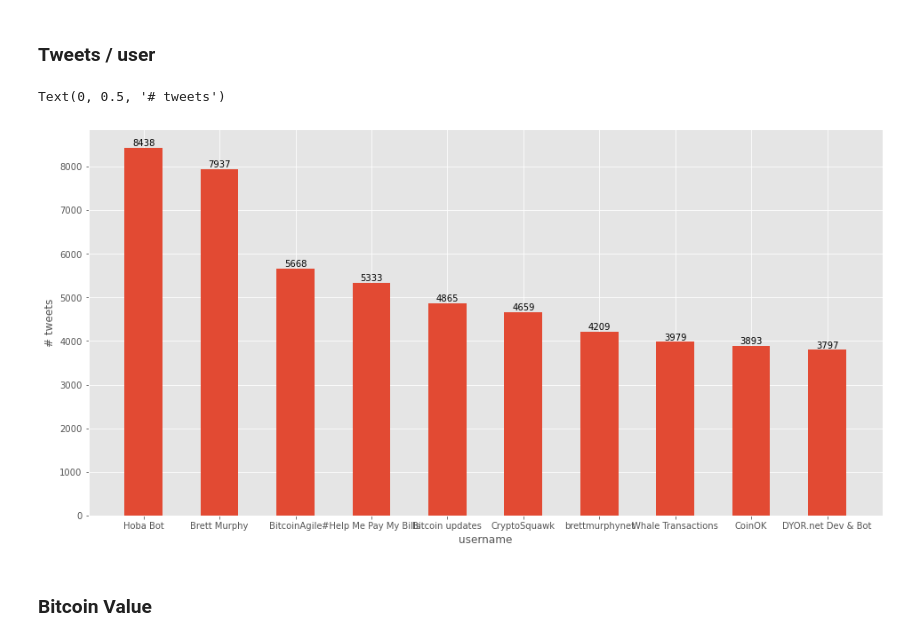
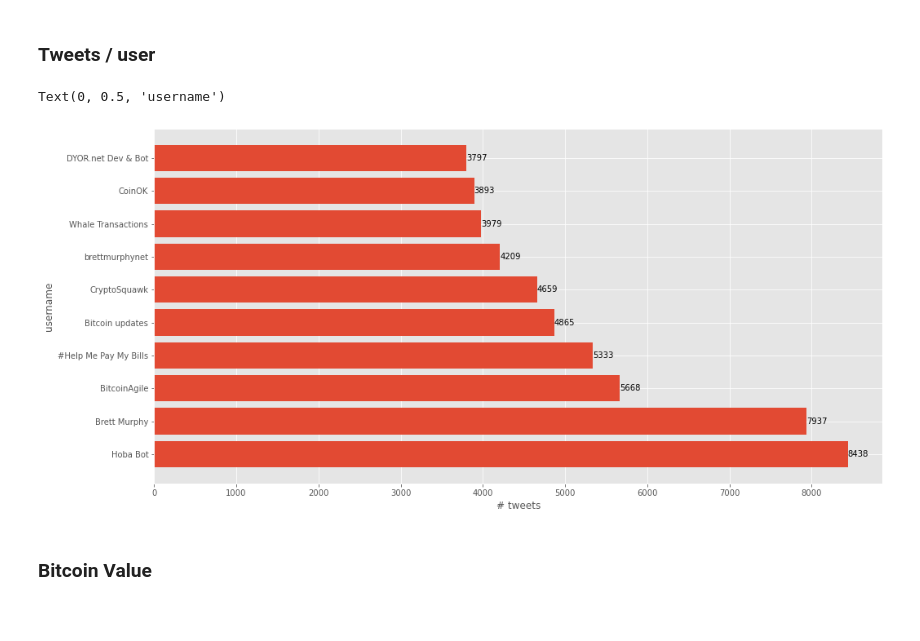
Before and after one commit to snenenenenenene/btc-twitter-data-mining, a Jupyter notebook: main.ipynb, the cells around one changed output. Saved outputs shown, nothing was run; the diff lists cells and outputs as text; code cells hidden in the pictures.

```diff
--- a/main.ipynb
+++ b/main.ipynb
@@ -177,0 +212,16 @@ tweets_df = tweets_df.withColumn("text", clean_text_udf(col("text"))).dropna(sub
+# %%
+def fix_hashtags_array(hashtags_arr_string):
+    try:
+        closing_bracket = hashtags_arr_string.index(']', 1)
+        subject = hashtags_arr_string[1 :closing_bracket]
+
+        result = subject.split(', ') if closing_bracket > 1 else []
+        result = ' '.join(result).replace("'", "").split()
+
+        return result
+    except ValueError:
+        return []
+
+fix_hashtags_array_udf = udf(lambda x: fix_hashtags_array(x), ArrayType(StringType()))
+
+tweets_df = tweets_df.fillna("[]", subset="hashtags").withColumn("hashtags", fix_hashtags_array_udf(col("hashtags")))
@@ -181,11 +233,9 @@ from pyspark.sql.functions import struct
 
 def generate_impact_score(tweet):
     coef_verified = 1.1 if tweet.user_verified else 1
-    coef_hashtags = 1 + (tweet.hashtags_len / 20)
+    coef_hashtags = 1 + (len(tweet.hashtags) / 20)
     return ((tweet.user_followers + (tweet.user_friends / 4)) * coef_verified * coef_hashtags) / 100
-
 
 generate_impact_score_udf = udf(lambda x: generate_impact_score(x), FloatType())
 
-tweets_df = tweets_df.withColumn("impact_score",
-                                 generate_impact_score_udf(struct([tweets_df[x] for x in tweets_df.columns])))
+tweets_df = tweets_df.withColumn("impact_score", generate_impact_score_udf(struct([tweets_df[x] for x in tweets_df.columns])))
@@ -198,26 +300,25 @@ tweets_df = tweets_df.withColumn("impact_score",
 # %%
 %matplotlib inline
 
 user_volume = tweets_df.groupby("user_name").count().withColumnRenamed("count", "user_count").sort(desc("user_count"))
 
 n = 10
 x_rows = user_volume.limit(n).select("user_name").collect()
 y_rows = user_volume.limit(n).select("user_count").collect()
 
 fig, ax = plt.subplots(figsize=(16, 8))
 
 ax.bar_label(
-    ax.bar([x.user_name for x in x_rows],
+    ax.barh([x.user_name for x in x_rows],
            [y.user_count for y in y_rows],
-           width,
            label='tweets/ user')
 )
 
-ax.set_xlabel('username')
-ax.set_ylabel('# tweets')
+ax.set_xlabel('# tweets')
+ax.set_ylabel('username')
 # %% [output]
-Text(0, 0.5, '# tweets')
+Text(0, 0.5, 'username')
-[figure, old version]
+[figure, new version]
 # %% [markdown]
 ### Bitcoin Value
 # %%
```
Also changed, not shown: parts of 19 cells of this notebook.
